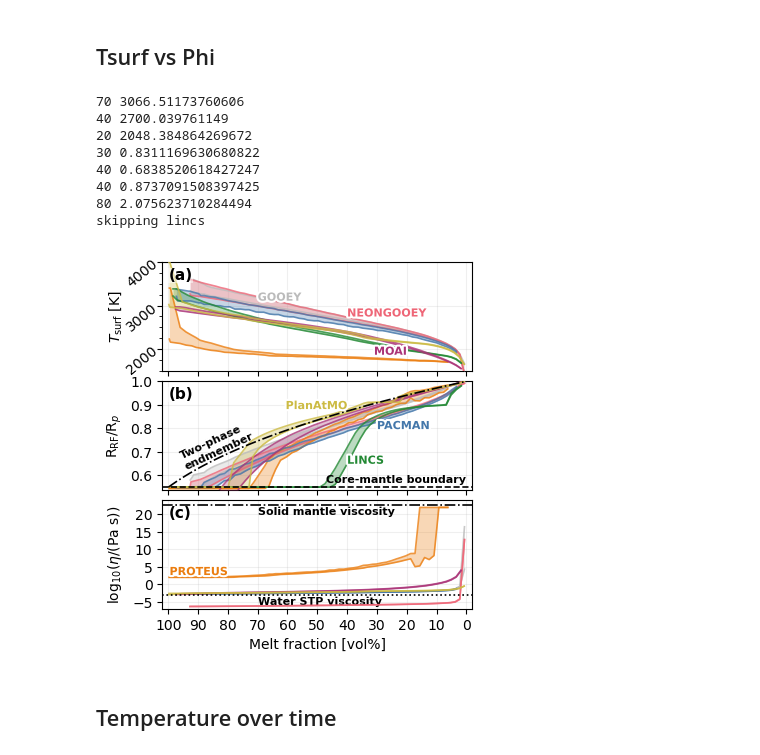
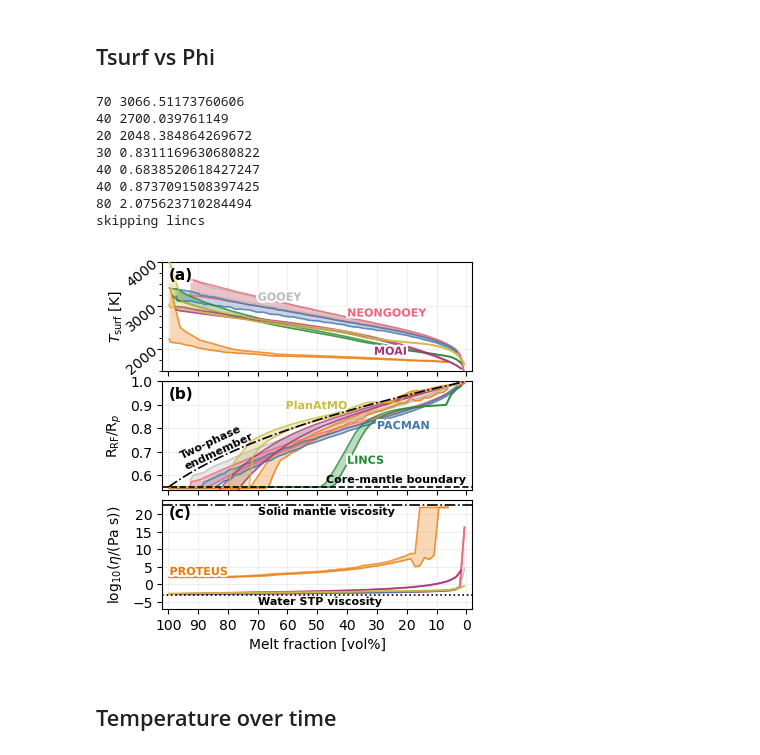
Before and after one commit to projectcuisines/chili, a Jupyter notebook: intercomparison/analysis_solarsystem/compare.ipynb, the cells around one changed output. Saved outputs shown, nothing was run; the diff lists cells and outputs as text; code cells hidden in the pictures.

```diff
--- a/intercomparison/analysis_solarsystem/compare.ipynb
+++ b/intercomparison/analysis_solarsystem/compare.ipynb
@@ -128,6 +128,12 @@ def compare_interior(ykeys):
             if ykey == "R_solid(m)":
                 y = y / Rearth
             elif ykey == "viscosity(Pa.s)":
+
+                # special case of NEONGOOEY
+                if m == "neongooey":
+                    y *= 3e3
+
+                # log-scale for plotting
                 y = np.log10(y)
             elif ykey == "T_surf(K)":
                 scatter = False
@@ -207,34 +213,34 @@ def compare_interior(ykeys):
 
         ax.set_ylabel(ylbl, labelpad=-0.2)
         ax.text(0.02, 0.95, f"({abcd[iy]})",
                 transform=ax.transAxes,  zorder=99,
                 bbox=dict(fc="w", ec='none', alpha=0.5, pad=0.0),
                 ha='left', va='top', fontsize=11, weight='bold')
 
     axs[-1].set_xlabel(get_label("phi(vol_pct)"))
     axs[-1].set_xlim(right=-2,left=102)
     axs[-1].xaxis.set_major_locator(mpl.ticker.MultipleLocator(10))
 
     # title = xlbl + " vs " + ylbl
     # axs[0].set_title(f"Interior properties", fontsize=11)
 
     fig.subplots_adjust(hspace=0.1)
     fig.align_labels()
 
     plt.show()
     fig.savefig(f"out/compare_interior.{EXT}", bbox_inches='tight', dpi=DPI, pad_inches=0.03)
 
 compare_interior(["T_surf(K)", "R_solid(m)", "viscosity(Pa.s)"])
 # %% [output]
 70 3066.51173760606
 40 2700.039761149
 20 2048.384864269672
 30 0.8311169630680822
 40 0.6838520618427247
 40 0.8737091508397425
 80 2.075623710284494
 skipping lincs
-[figure, old version]
+[figure, new version]
 # %% [markdown]
 ## Temperature over time
 # %%
```
Also changed, not shown: parts of 3 cells of this notebook.
